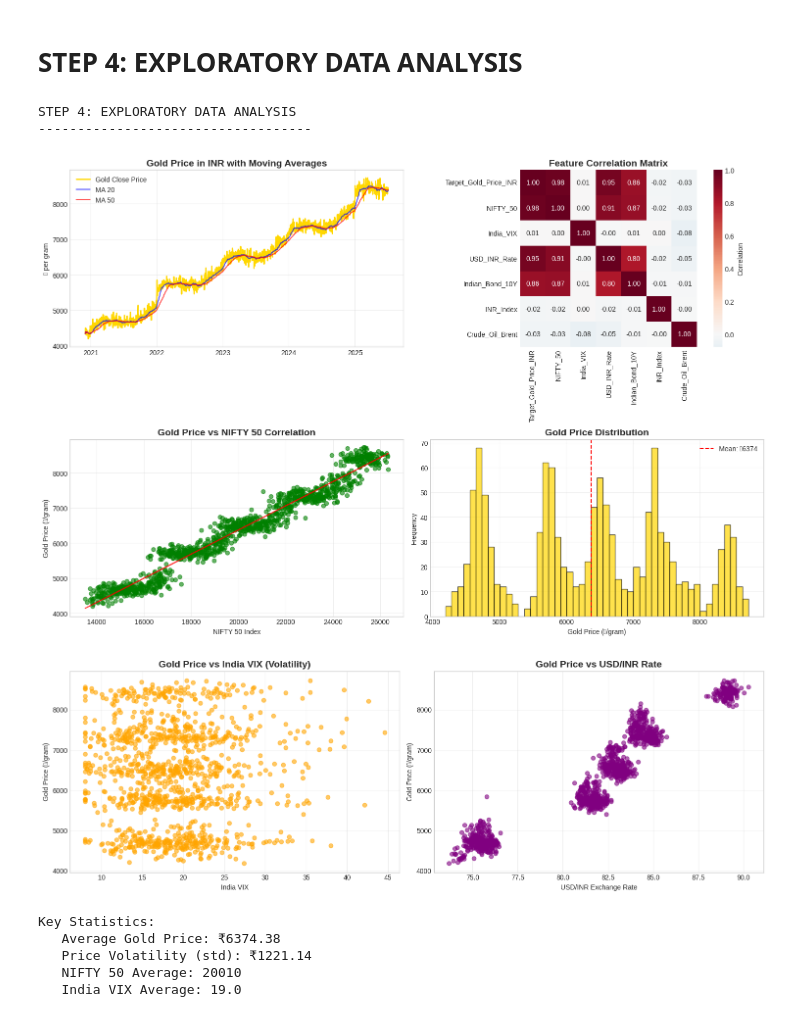
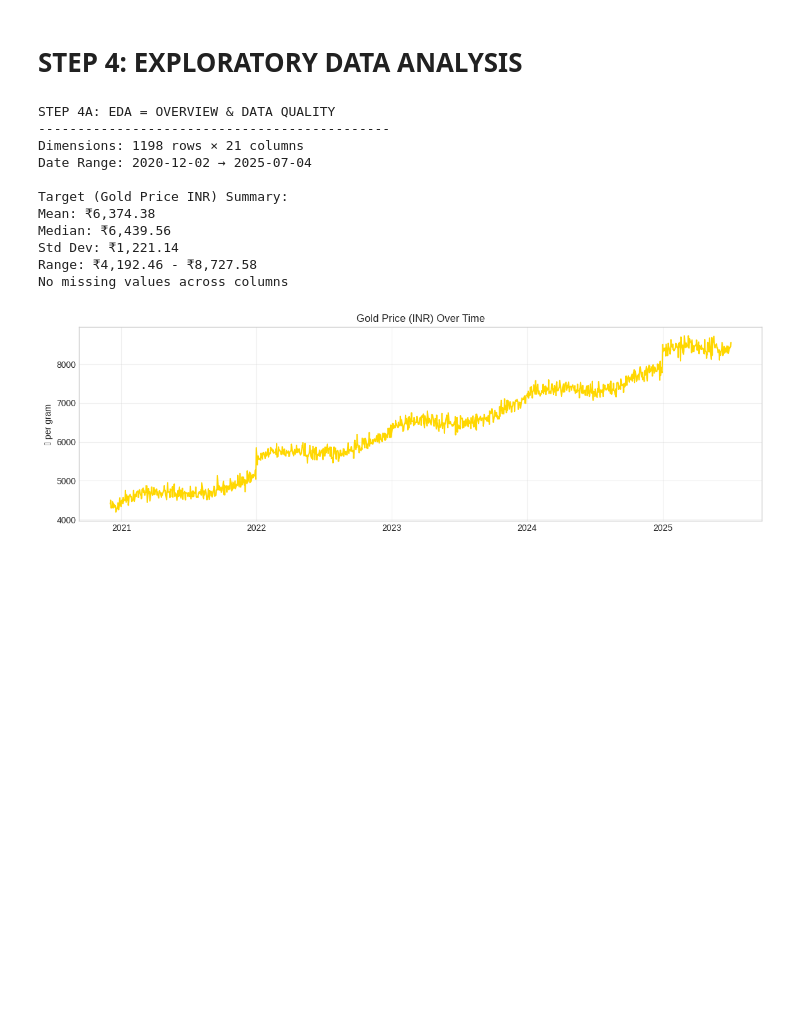
Before and after one commit to shindeparth007/Gold-Price-Forecasting-ML, a Jupyter notebook: Project_Gold_Price_Forecasting_.ipynb, the cells around one changed output. Saved outputs shown, nothing was run; the diff lists cells and outputs as text; code cells hidden in the pictures; blank space fills up the shorter version.

```diff
--- a/Project_Gold_Price_Forecasting_.ipynb
+++ b/Project_Gold_Price_Forecasting_.ipynb
@@ -227,14 +165,31 @@ def perform_eda(df):
-# %%
-# Execute Step 3
-if df is not None:
-    perform_eda(df)
-# %% [output]
-STEP 4: EXPLORATORY DATA ANALYSIS
------------------------------------
-[figure, removed]
-[figure, removed]
-Key Statistics:
-   Average Gold Price: ₹6374.38
-   Price Volatility (std): ₹1221.14
-   NIFTY 50 Average: 20010
-   India VIX Average: 19.0
+# %%
+def eda_overview_and_quality(df):
+    print("\nSTEP 4A: EDA = OVERVIEW & DATA QUALITY")
+    print("-" * 45)
+
+    print(f"Dimensions: {df.shape[0]} rows × {df.shape[1]} columns")
+    print(f"Date Range: {df.index[0].date()} → {df.index[-1].date()}")
+
+    # Target statistics
+    tgt = df['Target_Gold_Price_INR']
+    print("\nTarget (Gold Price INR) Summary:")
+    print(f"Mean: ₹{tgt.mean():,.2f}")
+    print(f"Median: ₹{tgt.median():,.2f}")
+    print(f"Std Dev: ₹{tgt.std():,.2f}")
+    print(f"Range: ₹{tgt.min():,.2f} - ₹{tgt.max():,.2f}")
+
+    # Missing values
+    missing = df.isnull().sum()
+    if missing.sum() == 0:
+        print("No missing values across columns")
+    else:
+        print("Missing values detected:")
+        print(missing[missing > 0])
+
+    # Time series plot
+    plt.figure(figsize=(14, 4))
+    plt.plot(df.index, df['Target_Gold_Price_INR'], color='gold')
+    plt.title('Gold Price (INR) Over Time')
+    plt.ylabel('₹ per gram')
+    plt.grid(True, alpha=0.3)
+    plt.show()
@@ -240,0 +272,15 @@ Key Statistics:
+# %%
+eda_overview_and_quality(df)
+# %% [output]
+STEP 4A: EDA = OVERVIEW & DATA QUALITY
+---------------------------------------------
+Dimensions: 1198 rows × 21 columns
+Date Range: 2020-12-02 → 2025-07-04
+
+Target (Gold Price INR) Summary:
+Mean: ₹6,374.38
+Median: ₹6,439.56
+Std Dev: ₹1,221.14
+Range: ₹4,192.46 - ₹8,727.58
+No missing values across columns
+[figure, added]
```
Also changed, not shown: parts of 23 cells of this notebook.
